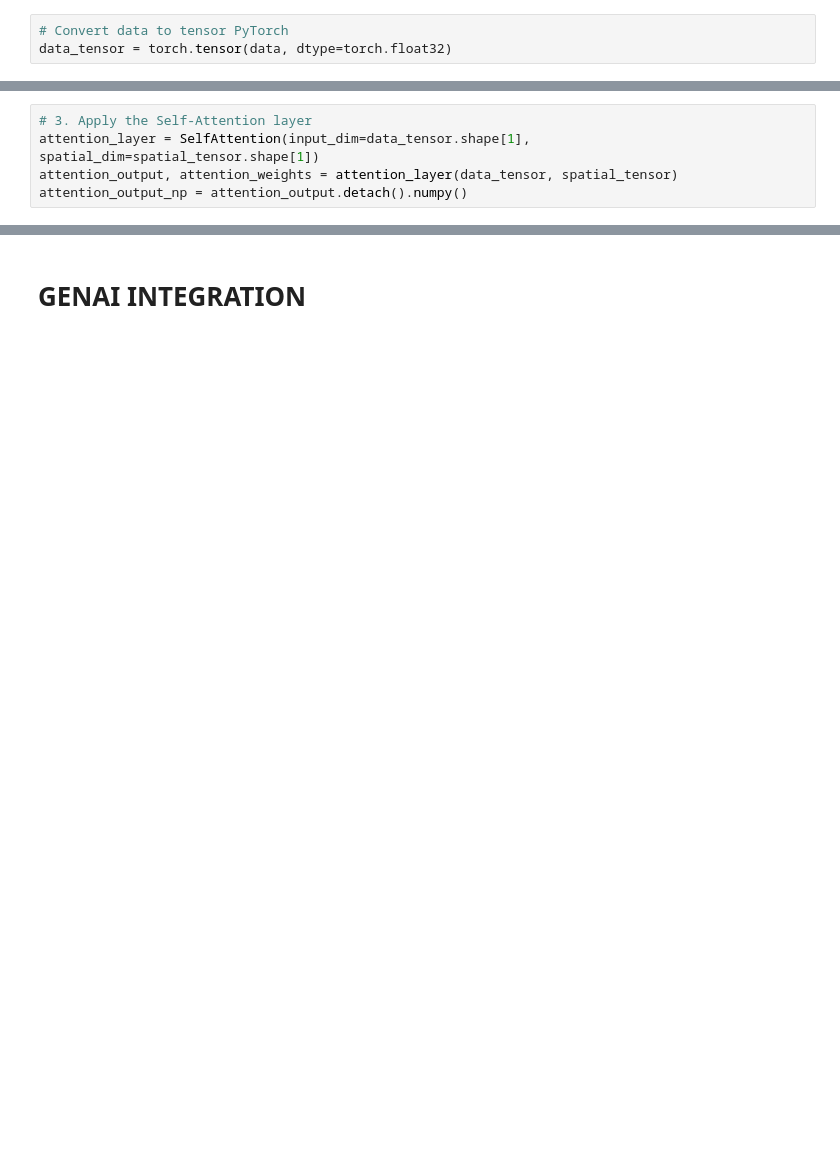
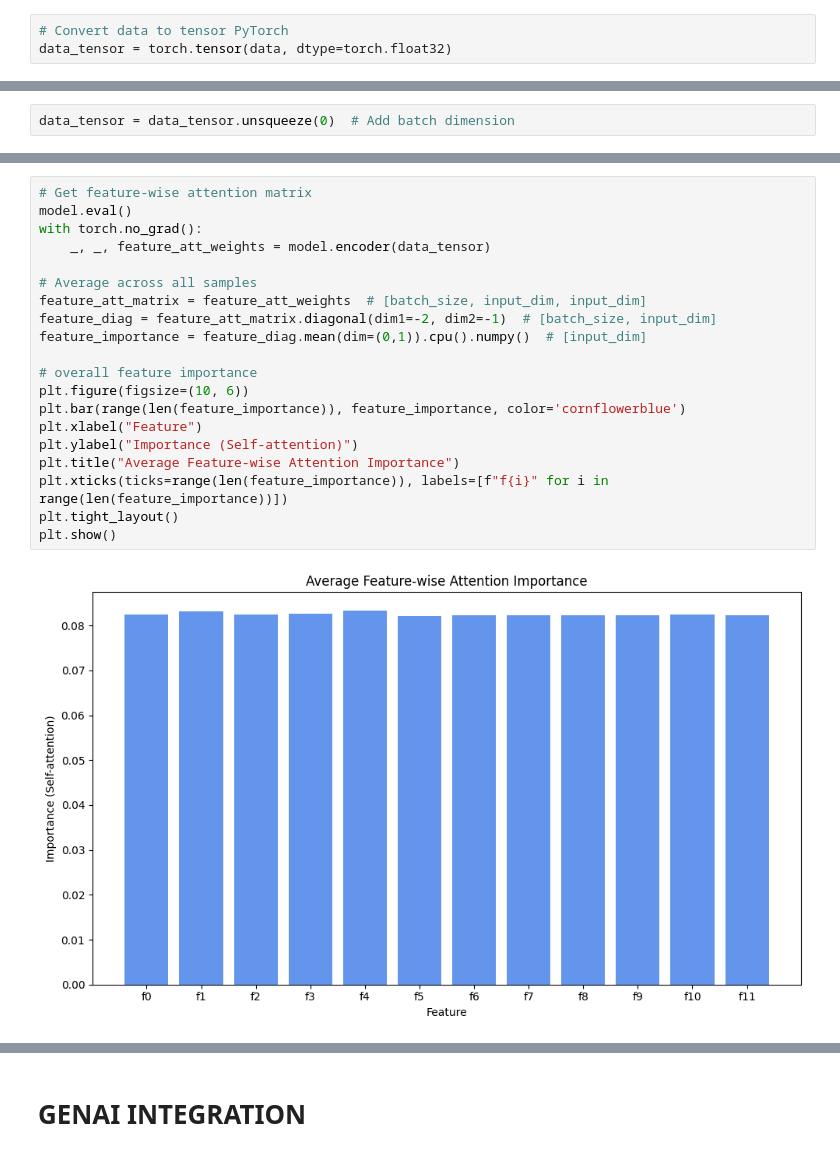
Before and after one commit to kvnpalm/SelfAttention_Clustering, a Jupyter notebook: Attention_clustering.ipynb, the cells around one changed output, grey strips where cells are left out. Cells and saved outputs as stored; diff of their text form; blank space fills up the shorter version.

```diff
--- a/Attention_clustering.ipynb
+++ b/Attention_clustering.ipynb
@@ -300,5 +58,0 @@ spatial_tensor = torch.tensor(spatial_data, dtype=torch.float32)
-# %%
-# 3. Apply the Self-Attention layer
-attention_layer = SelfAttention(input_dim=data_tensor.shape[1], spatial_dim=spatial_tensor.shape[1])
-attention_output, attention_weights = attention_layer(data_tensor, spatial_tensor)
-attention_output_np = attention_output.detach().numpy()
@@ -397,0 +59,2 @@ tensor([[0.0010, 0.0010, 0.0010,  ..., 0.0009, 0.0009, 0.0010],
+# %%
+data_tensor = data_tensor.unsqueeze(0)  # Add batch dimension
@@ -397,0 +260,22 @@ tensor([[0.0010, 0.0010, 0.0010,  ..., 0.0009, 0.0009, 0.0010],
+# %%
+# Get feature-wise attention matrix
+model.eval()
+with torch.no_grad():
+    _, _, feature_att_weights = model.encoder(data_tensor)
+
+# Average across all samples
+feature_att_matrix = feature_att_weights  # [batch_size, input_dim, input_dim]
+feature_diag = feature_att_matrix.diagonal(dim1=-2, dim2=-1)  # [batch_size, input_dim]
+feature_importance = feature_diag.mean(dim=(0,1)).cpu().numpy()  # [input_dim]
+
+# overall feature importance
+plt.figure(figsize=(10, 6))
+plt.bar(range(len(feature_importance)), feature_importance, color='cornflowerblue')
+plt.xlabel("Feature")
+plt.ylabel("Importance (Self-attention)")
+plt.title("Average Feature-wise Attention Importance")
+plt.xticks(ticks=range(len(feature_importance)), labels=[f"f{i}" for i in range(len(feature_importance))])
+plt.tight_layout()
+plt.show()
+# %% [output]
+[figure, added]
```
Also changed, not shown: parts of 50 cells of this notebook, 1 other file.
